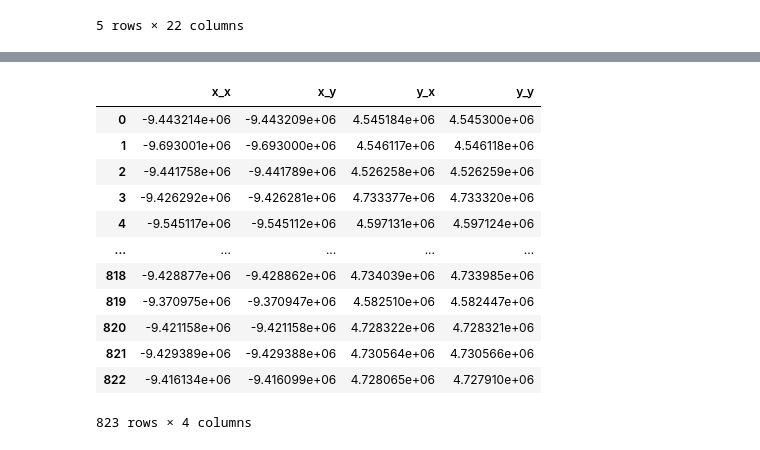
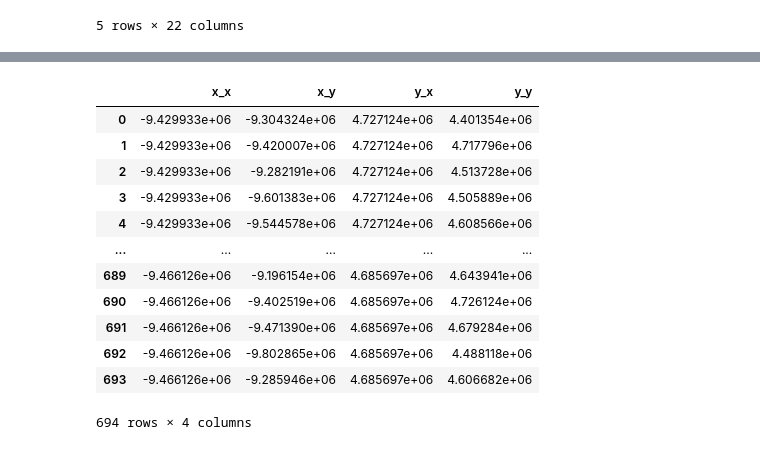
Before and after one commit to Mikes-Design/ky_traffic_analytics, a Jupyter notebook: worked_data/work.ipynb, the cells around one changed output, grey strips where cells are left out. Saved outputs shown, nothing was run; the diff lists cells and outputs as text; code cells hidden in the pictures.

Commit message:
started the final cleaning process of the joined and deduped df

```diff
--- a/worked_data/work.ipynb
+++ b/worked_data/work.ipynb
@@ -644,18 +644,18 @@ Mismatched Rows:
 
 [309 rows x 2 columns]
 # %%
-merged_df[['x_x', 'x_y', 'y_x', 'y_y']]
+deduped_df[['x_x', 'x_y', 'y_x', 'y_y']]
 # %% [output]
 |  | x_x | x_y | y_x | y_y |
-| 0 | -9.443214e+06 | -9.443209e+06 | 4.545184e+06 | 4.545300e+06 |
-| 1 | -9.693001e+06 | -9.693000e+06 | 4.546117e+06 | 4.546118e+06 |
-| 2 | -9.441758e+06 | -9.441789e+06 | 4.526258e+06 | 4.526259e+06 |
-| 3 | -9.426292e+06 | -9.426281e+06 | 4.733377e+06 | 4.733320e+06 |
-| 4 | -9.545117e+06 | -9.545112e+06 | 4.597131e+06 | 4.597124e+06 |
+| 0 | -9.429933e+06 | -9.304324e+06 | 4.727124e+06 | 4.401354e+06 |
+| 1 | -9.429933e+06 | -9.420007e+06 | 4.727124e+06 | 4.717796e+06 |
+| 2 | -9.429933e+06 | -9.282191e+06 | 4.727124e+06 | 4.513728e+06 |
+| 3 | -9.429933e+06 | -9.601383e+06 | 4.727124e+06 | 4.505889e+06 |
+| 4 | -9.429933e+06 | -9.544578e+06 | 4.727124e+06 | 4.608566e+06 |
 | ... | ... | ... | ... | ... |
-| 818 | -9.428877e+06 | -9.428862e+06 | 4.734039e+06 | 4.733985e+06 |
-| 819 | -9.370975e+06 | -9.370947e+06 | 4.582510e+06 | 4.582447e+06 |
-| 820 | -9.421158e+06 | -9.421158e+06 | 4.728322e+06 | 4.728321e+06 |
-| 821 | -9.429389e+06 | -9.429388e+06 | 4.730564e+06 | 4.730566e+06 |
-| 822 | -9.416134e+06 | -9.416099e+06 | 4.728065e+06 | 4.727910e+06 |
+| 689 | -9.466126e+06 | -9.196154e+06 | 4.685697e+06 | 4.643941e+06 |
+| 690 | -9.466126e+06 | -9.402519e+06 | 4.685697e+06 | 4.726124e+06 |
+| 691 | -9.466126e+06 | -9.471390e+06 | 4.685697e+06 | 4.679284e+06 |
+| 692 | -9.466126e+06 | -9.802865e+06 | 4.685697e+06 | 4.488118e+06 |
+| 693 | -9.466126e+06 | -9.285946e+06 | 4.685697e+06 | 4.606682e+06 |
-823 rows × 4 columns
+694 rows × 4 columns
```
Also changed, not shown: parts of 7 cells of this notebook.
